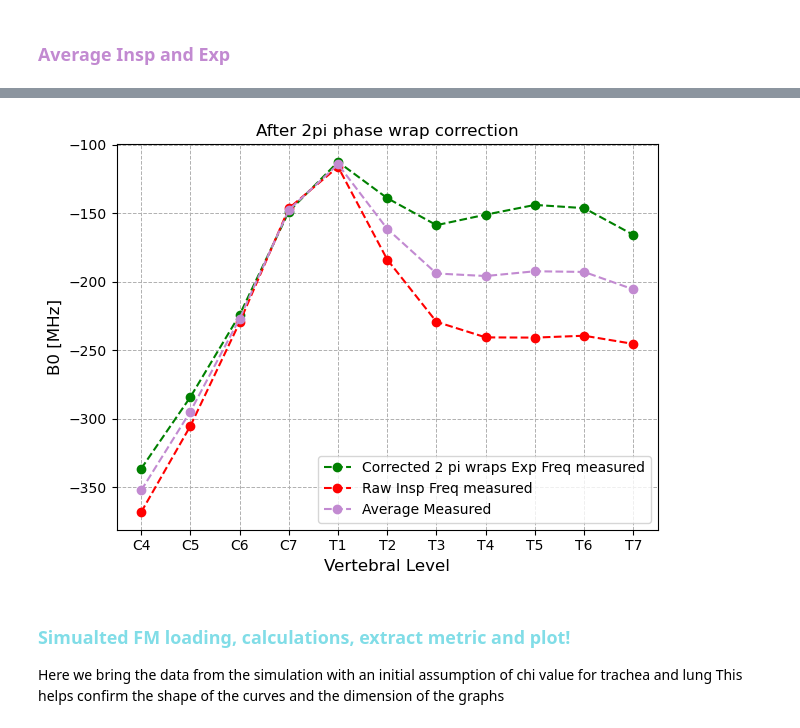
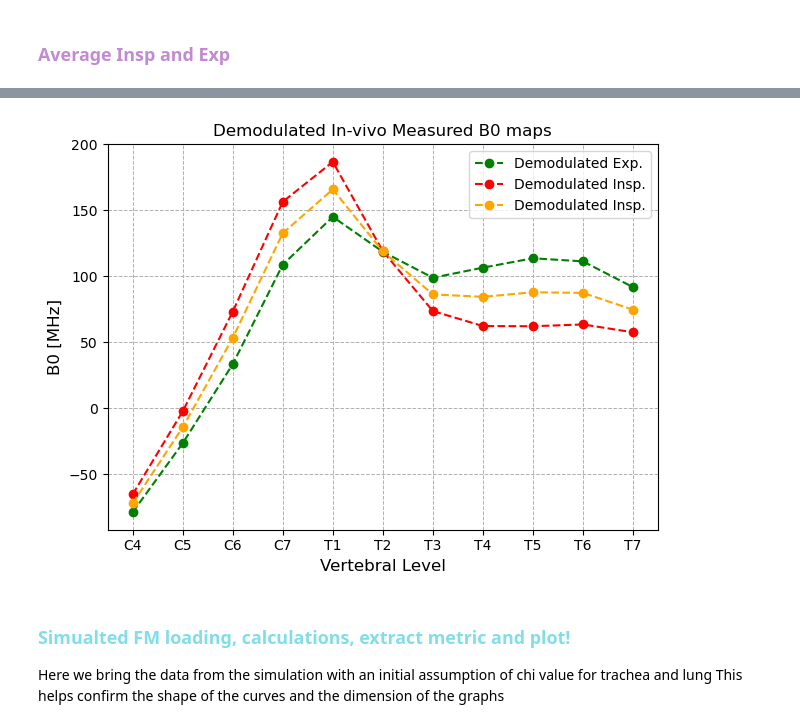
Before and after one commit to sriosq/Image-processing-strategies, a Jupyter notebook: compare_fieldmap/db0_033_offset_correction.ipynb, the cells around one changed output, grey strips where cells are left out. Cells and saved outputs as stored; diff of their text form; code cells hidden in the pictures.

```diff
--- a/compare_fieldmap/db0_033_offset_correction.ipynb
+++ b/compare_fieldmap/db0_033_offset_correction.ipynb
@@ -112,4 +161,5 @@ insp_metric_mask_data = insp_metric_mask_img.get_fdata()
 # %%
-insp_B0_metrics_path = "E:/msc_data/ismrm_2025/dB0_033_dup1/fm/C_dmod_meas/insp/fm_tests/test7_gflag/insp_metrics.csv"
+insp_B0_metrics_path = "E:/msc_data/ismrm_2025/dB0_033_dup1/fm/C1_meas/insp/exp_metrics_july_test.csv"
+
 extract_metrics(path_to_insp_meas, path_to_insp_dmod_mask, path_to_insp_metric_mask, insp_B0_metrics_path, method='wa', vert="4:14")
 # %% [output]
@@ -129,0 +181,5 @@ start E:/msc_data/ismrm_2025/dB0_033_dup1/fm/C_dmod_meas/insp/fm_tests/test7_gfl
+# %%
+# Load the metrics
+insp_B0_metrics_df = pd.read_csv(insp_B0_metrics_path)
+insp_B0_metrics = insp_B0_metrics_df['WA()'][::-1]
+insp_B0_metrics
@@ -129,0 +199,3 @@ start E:/msc_data/ismrm_2025/dB0_033_dup1/fm/C_dmod_meas/insp/fm_tests/test7_gfl
+# %%
+dmod_insp_B0_metrics = insp_B0_metrics - dmod_value_insp
+dmod_insp_B0_metrics
@@ -205,0 +258,3 @@ Name: WA(), dtype: float64
+# %%
+avg_demod_respiration = (dmod_exp_B0_metrics + dmod_insp_B0_metrics )/2
+avg_demod_respiration
@@ -206,20 +274,23 @@ Name: WA(), dtype: float64
 # %%
+# Correct for phase wraps the Expiration:
+#exp_corrected_metrics = raw_exp_metrics - np.abs(freq_offset_npi)
 vertebrae_levels = [ 'C4', 'C5', 'C6', 'C7', 'T1', 'T2', 'T3', 'T4', 'T5', 'T6', 'T7'] # From 4 to 14
-plt.plot(vertebrae_levels, exp_corrected_metrics, marker = 'o', linestyle = '--', label = f"Corrected {n} pi wraps Exp Freq measured", color = "green")
-plt.plot(vertebrae_levels, raw_insp_metrics, marker = 'o', linestyle = '--', label = "Raw Insp Freq measured", color = "red")
+plt.plot(vertebrae_levels, dmod_exp_B0_metrics, marker = 'o', linestyle = '--', label = "Demodulated Exp.", color = "green")
+plt.plot(vertebrae_levels, dmod_insp_B0_metrics, marker = 'o', linestyle = '--', label = "Demodulated Insp.", color = "red")
+# After you have the average done:
+plt.plot(vertebrae_levels, avg_demod_respiration, marker = 'o', linestyle = '--', label = "Demodulated Insp.", color = "orange")
 
-plt.plot(vertebrae_levels, avg_respiration_after_correction, marker = 'o', linestyle = '--', label = "Average Measured", color = "#C28AD1")
-plt.title("After 2pi phase wrap correction")
+plt.title("Demodulated In-vivo Measured B0 maps")
 plt.xlabel('Vertebral Level', fontsize=12)
 plt.ylabel('B0 [MHz]', fontsize=12)
 plt.legend()
 # Customize grid and display
 plt.grid(True, which='both', linestyle='--', linewidth=0.7)
 plt.tight_layout()
 
 # Show the plot
 plt.show()
 # %% [output]
-[figure, old version]
+[figure, new version]
 # %%
 # Now we save this to load the average to load for susceptibility fitting
```
Also changed, not shown: parts of 17 cells of this notebook, 1 other file.
